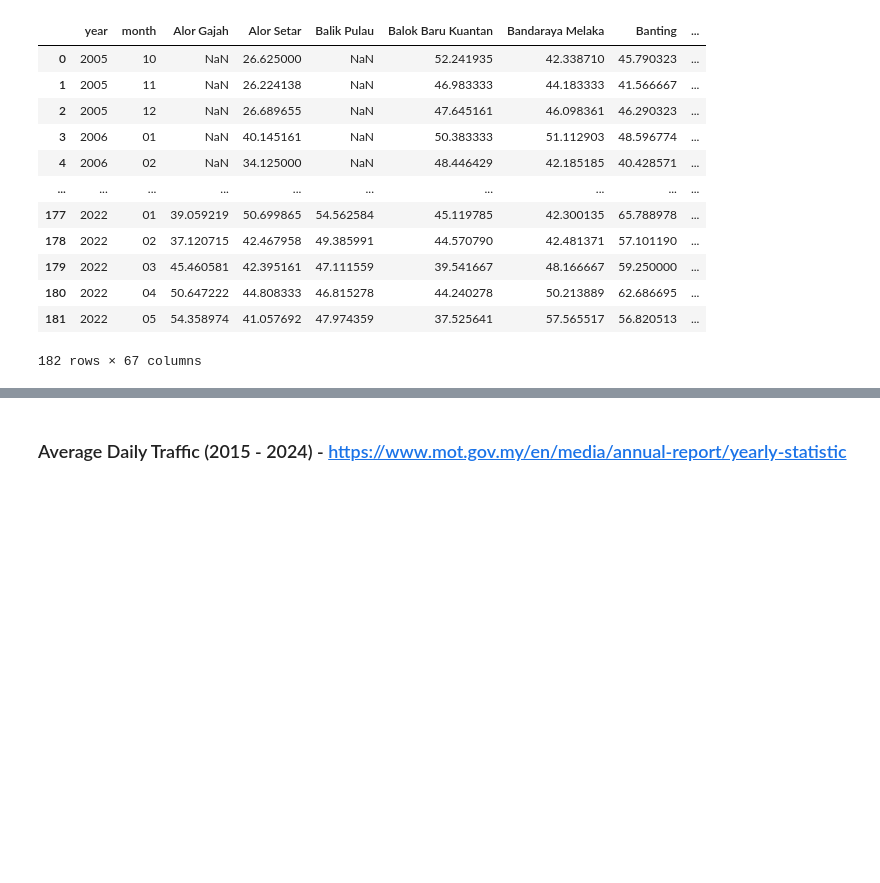
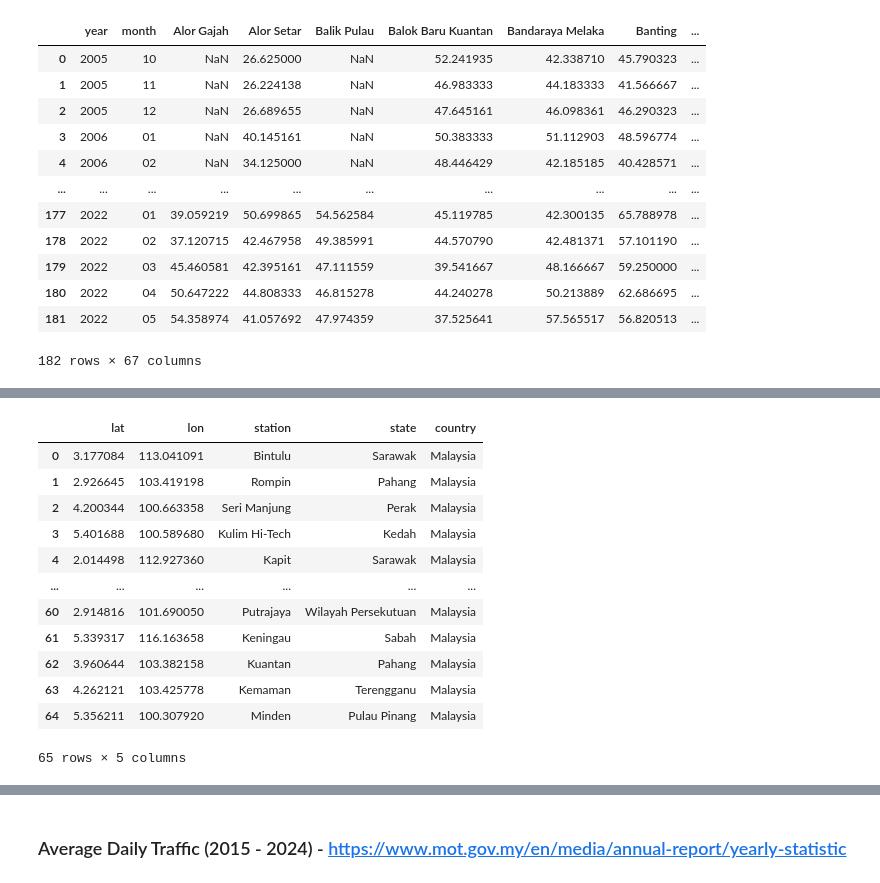
Before and after one commit to NotHLee/FIT3179_A2, a Jupyter notebook: data/cleaning.ipynb, the cells around one changed output, grey strips where cells are left out. Cells and saved outputs as stored; diff of their text form; code cells hidden in the pictures; blank space fills up the shorter version.

```diff
--- a/data/cleaning.ipynb
+++ b/data/cleaning.ipynb
@@ -232,0 +268,20 @@ df_monthly
+# %%
+# load another dataset with lan/long, state and country info
+df_locations = pd.read_csv('../data/api/malaysia_aqi.csv')
+df_locations = df_locations.drop(columns=['uid', 'aqi', 'time'])
+df_locations.rename(columns={'station_location': 'station'}, inplace=True)
+df_locations
+# %% [output]
+|  | lat | lon | station | state | country |
+| 0 | 3.177084 | 113.041091 | Bintulu | Sarawak | Malaysia |
+| 1 | 2.926645 | 103.419198 | Rompin | Pahang | Malaysia |
+| 2 | 4.200344 | 100.663358 | Seri Manjung | Perak | Malaysia |
+| 3 | 5.401688 | 100.589680 | Kulim Hi-Tech | Kedah | Malaysia |
+| 4 | 2.014498 | 112.927360 | Kapit | Sarawak | Malaysia |
+| ... | ... | ... | ... | ... | ... |
+| 60 | 2.914816 | 101.690050 | Putrajaya | Wilayah Persekutuan | Malaysia |
+| 61 | 5.339317 | 116.163658 | Keningau | Sabah | Malaysia |
+| 62 | 3.960644 | 103.382158 | Kuantan | Pahang | Malaysia |
+| 63 | 4.262121 | 103.425778 | Kemaman | Terengganu | Malaysia |
+| 64 | 5.356211 | 100.307920 | Minden | Pulau Pinang | Malaysia |
+65 rows × 5 columns
```
Also changed, not shown: parts of 11 cells of this notebook, 10 other files.
